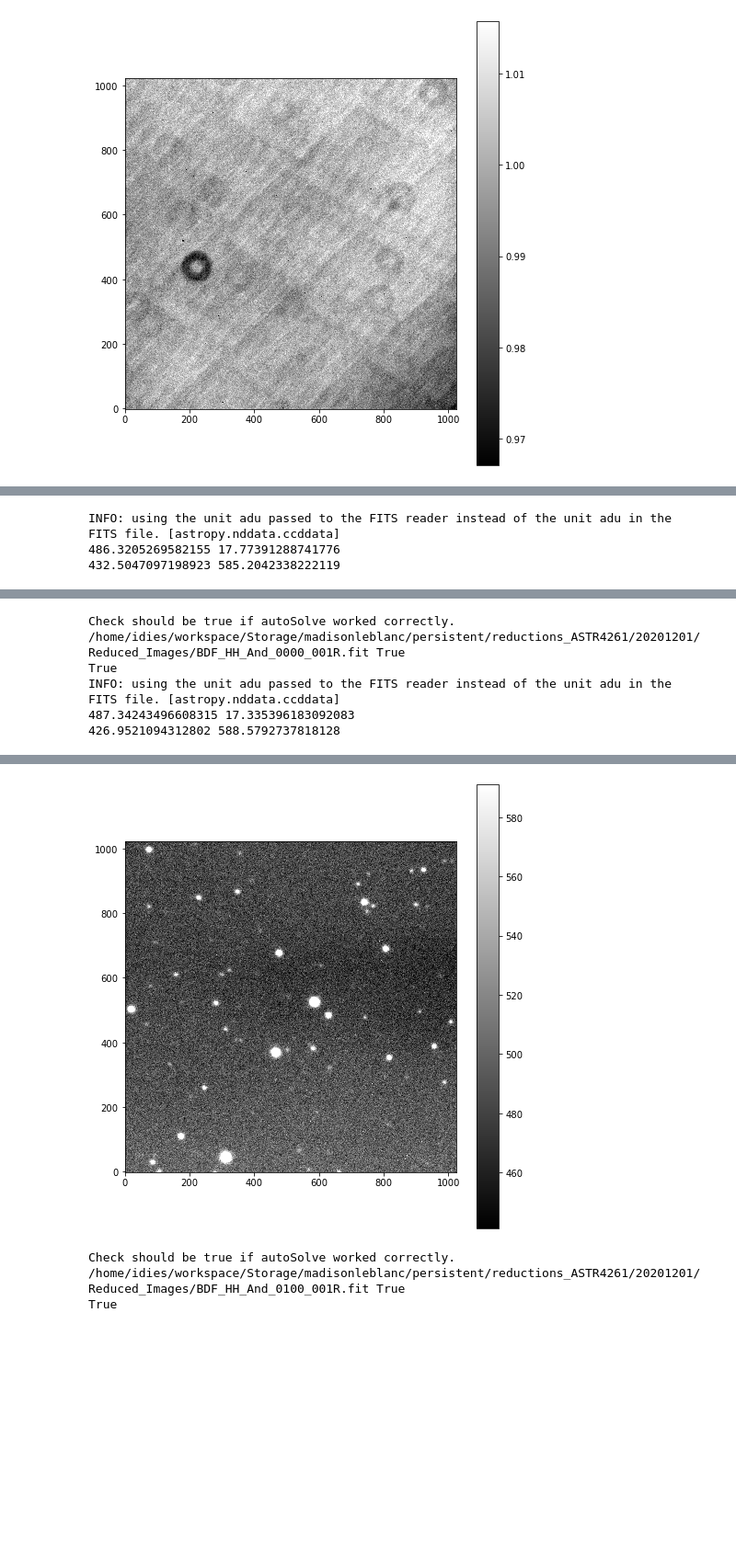
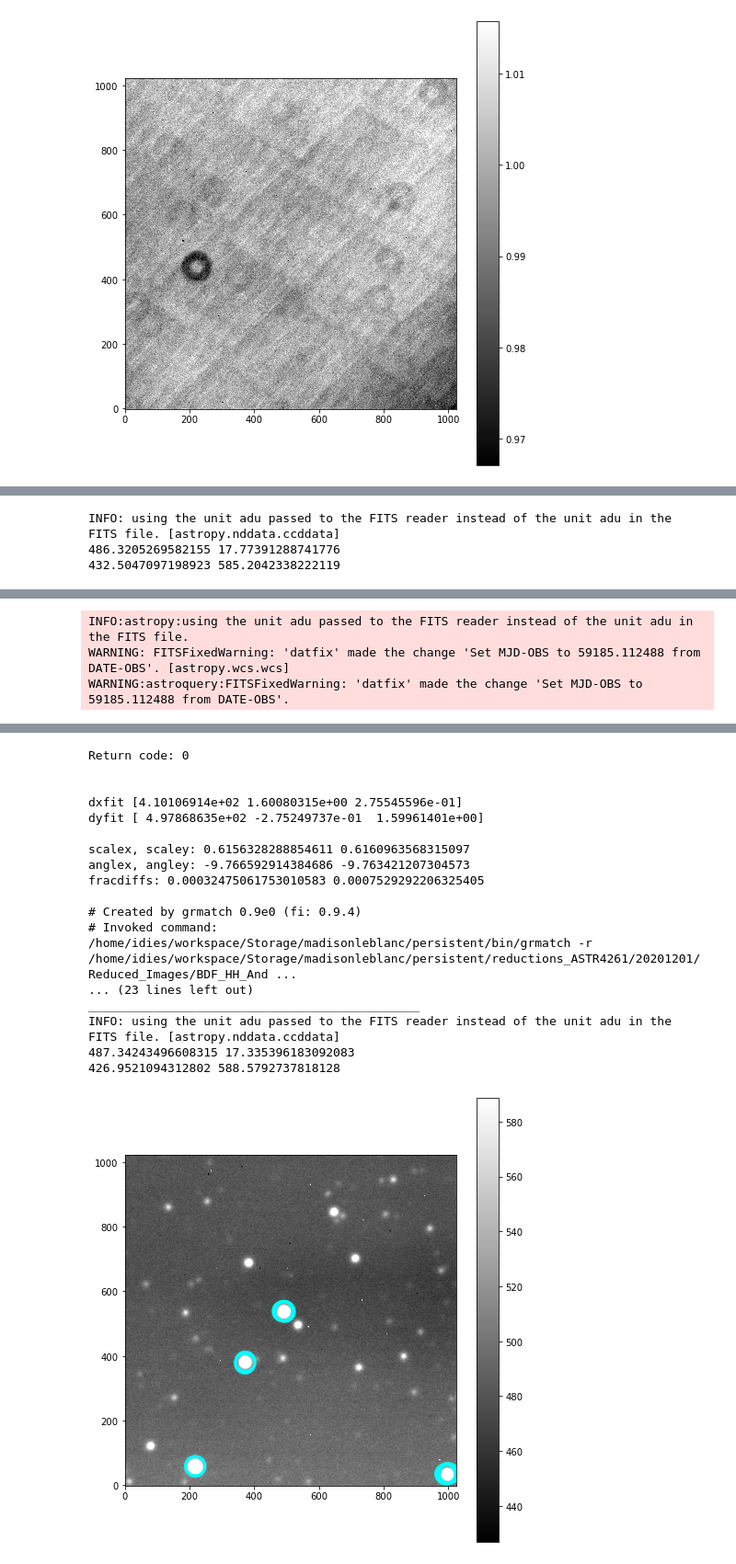
Before and after one commit to madisonleblanc/reductions_ASTR4261, a Jupyter notebook: data_reduction-20201201.ipynb, the cells around one changed output, grey strips where cells are left out. Shown at 92% size. Cells and saved outputs as stored; diff of their text form; code cells hidden in the pictures; blank space fills up the shorter version.

```diff
--- a/data_reduction-20201201.ipynb
+++ b/data_reduction-20201201.ipynb
@@ -233,15 +217,21 @@ ValueError: operands could not be broadcast together with shapes (512,512) (1024
 # %%
 import plateSolve
-pathlist = Path(data_red).glob('**/*R.fit')
+pathlist = Path(data_red).glob('BDF_HH_And*R.fit')
 
 for path in pathlist:
+    #show_image(Rimage)
     Rimage = ccdp.CCDData.read(path, unit="adu")
-    show_image(Rimage)
 
-    check = plateSolve.autoSolve(path,Rimage)
-    print("Check should be true if autoSolve worked correctly.")
-    print(path,check)
-    print(check)
+    check = plateSolve.autoSolve(path,Rimage, verbose = 1)
+    if (check == True):
+        #print(check)
+        print(Rimage.header['JD-HELIO'])
+        print("______________________________________________")
+
+    else:
+        print("!!!!!!!Plate solve did not work for", path)
+        print("______________________________________________")
+        print(" ")
 # %% [output]
 INFO:astropy:using the unit adu passed to the FITS reader instead of the unit adu in the FITS file.
 WARNING: FITSFixedWarning: 'datfix' made the change 'Set MJD-OBS to 59185.110845 from DATE-OBS'. [astropy.wcs.wcs]
@@ -256,6 +260,3 @@ WARNING:astroquery:FITSFixedWarning: 'datfix' made the change 'Set MJD-OBS to 59
-Check should be true if autoSolve worked correctly.
-/home/idies/workspace/Storage/madisonleblanc/persistent/reductions_ASTR4261/20201201/Reduced_Images/BDF_HH_And_0000_001R.fit True
-True
-INFO: using the unit adu passed to the FITS reader instead of the unit adu in the FITS file. [astropy.nddata.ccddata]
-487.34243496608315 17.335396183092083
-426.9521094312802 588.5792737818128
+INFO:astropy:using the unit adu passed to the FITS reader instead of the unit adu in the FITS file.
+WARNING: FITSFixedWarning: 'datfix' made the change 'Set MJD-OBS to 59185.112488 from DATE-OBS'. [astropy.wcs.wcs]
+WARNING:astroquery:FITSFixedWarning: 'datfix' made the change 'Set MJD-OBS to 59185.112488 from DATE-OBS'.
@@ -274,4 +301,18 @@ INFO: using the unit adu passed to the FITS reader instead of the unit adu in th
+Return code: 0
+
+
+dxfit [4.10106914e+02 1.60080315e+00 2.75545596e-01]
+dyfit [ 4.97868635e+02 -2.75249737e-01  1.59961401e+00]
+
+scalex, scaley: 0.6156328288854611 0.6160963568315097
+anglex, angley: -9.766592914384686 -9.763421207304573
+fracdiffs: 0.00032475061753010583 0.0007529292206325405
+
+# Created by grmatch 0.9e0 (fi: 0.9.4)
+# Invoked command: /home/idies/workspace/Storage/madisonleblanc/persistent/bin/grmatch -r /home/idies/workspace/Storage/madisonleblanc/persistent/reductions_ASTR4261/20201201/Reduced_Images/BDF_HH_And ...
+... (23 lines left out)
+______________________________________________
+INFO: using the unit adu passed to the FITS reader instead of the unit adu in the FITS file. [astropy.nddata.ccddata]
+487.34243496608315 17.335396183092083
+426.9521094312802 588.5792737818128
-[figure, old version]
+[figure, new version]
-Check should be true if autoSolve worked correctly.
-/home/idies/workspace/Storage/madisonleblanc/persistent/reductions_ASTR4261/20201201/Reduced_Images/BDF_HH_And_0100_001R.fit True
-True
```
Also changed, not shown: parts of 7 cells of this notebook, 9 other files.
